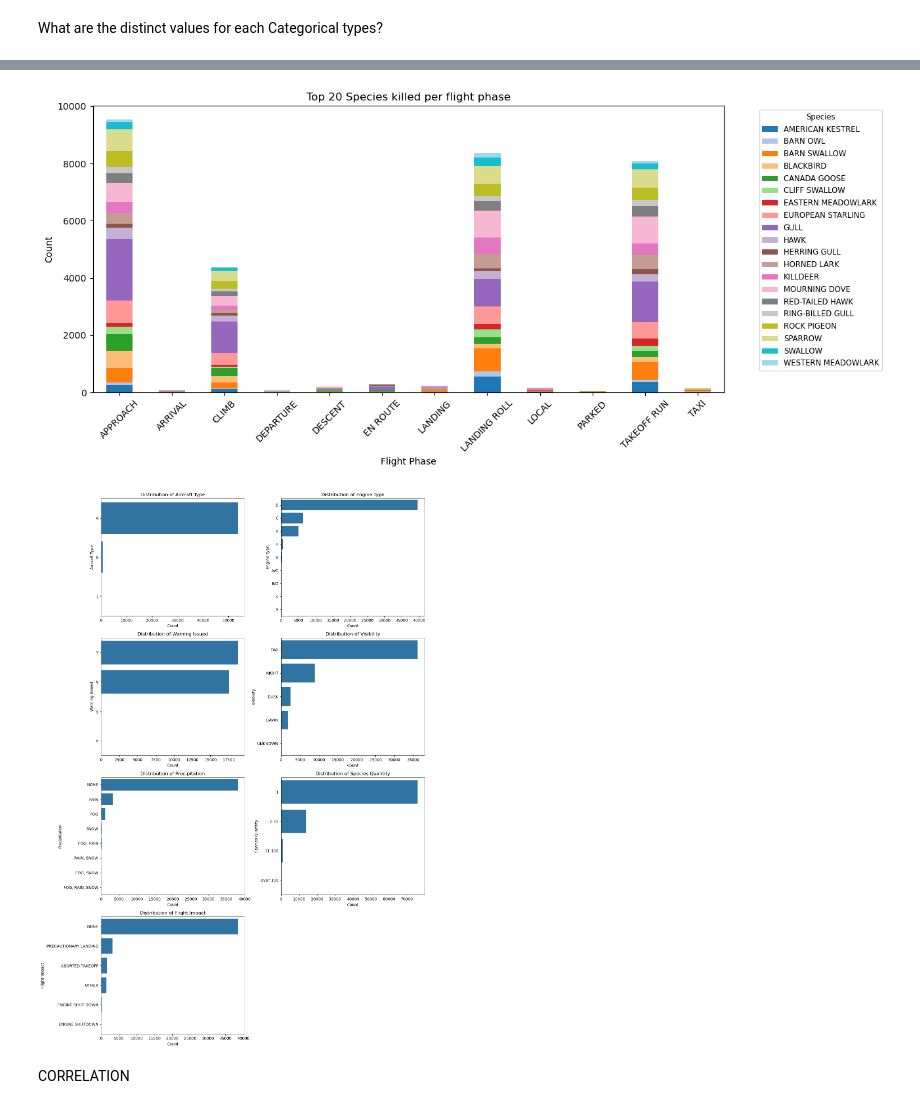
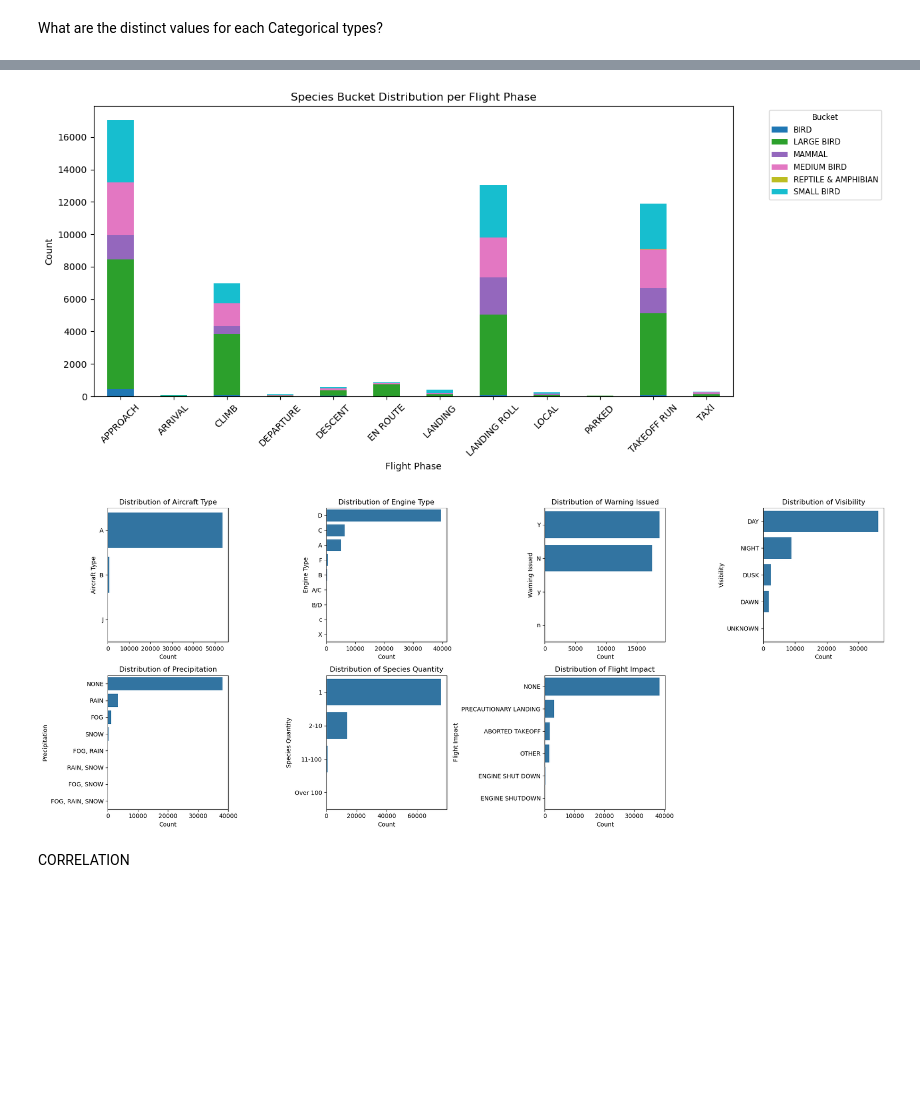
Before and after one commit to Clarkson-Applied-Data-Science/2024_ia651_gurmessa, a Jupyter notebook: EDA.ipynb, the cells around one changed output, grey strips where cells are left out. Drawn from its saved outputs; the diff is of its cells as text; code cells hidden in the pictures; blank space fills up the shorter version.

```diff
--- a/EDA.ipynb
+++ b/EDA.ipynb
@@ -33,13 +44,13 @@ from sklearn.preprocessing import LabelEncoder
 # %% [markdown]
 Fetch data frame
 # %%
+pd.set_option('display.max_columns', None)
 df_raw = pd.read_csv("./data/raw_database.csv", dtype={'Flight Phase':'str', 'Visibility':'str',
                                                        'Precipitation':'str','Species ID':'str',
                                                        'Species Name':'str', 'Species Quantity':'str',
                                                        'Flight Impact': 'str', 'Height':'Int64',
                                                        'Speed':'float64','Distance':'float64',
                                                        'Fatalities':'Int64', 'Injuries': 'Int64'}, low_memory=False)
-#'Engine1 Position':'float64','Engine2 Position':'float64',
-#'Engine3 Position':'float64','Engine4 Position':'float64'
-df_raw.shape
+df=df_raw.copy()
+df_raw.head(3)
 # %% [output]
@@ -47,9 +61,3 @@ df_raw.shape
-# %%
-pd.set_option('display.max_columns', None)
-df=df_raw.drop(['Record ID','Incident Year','Incident Month','Incident Day','Operator','Airport','Fatalities','Injuries'], axis=1)
-numerical_cols = df.select_dtypes(include=['float64', 'int64']).columns
-categorical_cols = df.select_dtypes(include=['object', 'category']).columns
-#df.head(20)
 # %% [markdown]
 Remove rows where there is no animal invoved or where the species ID and the species name is not known.
 # %%
@@ -130,51 +249,45 @@ plt.show()
 # %%
-top_species = df['Species Name'].value_counts().nlargest(20).index
-filtered_df = df[df['Species Name'].isin(top_species)]
-phase_species = filtered_df.groupby(['Flight Phase', 'Species Name']).size().unstack(fill_value=0)
+phase_bucket = df.groupby(['Flight Phase', 'Bucket']).size().unstack(fill_value=0)
+
 fig, ax = plt.subplots(figsize=(14, 6))
-phase_species.plot(kind='bar', stacked=True, ax=ax, colormap='tab20')
+phase_bucket.plot(kind='bar', stacked=True, ax=ax, colormap='tab10')
 
-ax.set_title('Top 20 Species killed per flight phase')
+ax.set_title('Species Bucket Distribution per Flight Phase')
 ax.set_ylabel('Count')
 ax.set_xlabel('Flight Phase')
-ax.legend(
-    title='Species',
-    bbox_to_anchor=(1.05, 1),
-    loc='upper left',
-    fontsize='small',
-    title_fontsize='small'
-)
+ax.legend( title='Bucket', bbox_to_anchor=(1.05, 1), loc='upper left', fontsize='small', title_fontsize='small')
 plt.xticks(rotation=45)
 plt.tight_layout()
 plt.subplots_adjust(right=0.75)
+plt.savefig("image.png", dpi=300, bbox_inches='tight')
 plt.show()
 # %% [output]
-[figure, old version]
+[figure, new version]
 # %%
 imbalanced_cols = []
 for col in categorical_cols:
     value_counts = df[col].value_counts(normalize=True)
     if value_counts.iloc[0] > 0.5:
         imbalanced_cols.append(col)
-
-n_cols = 2
-n_rows = (len(imbalanced_cols) + 1) // n_cols
-fig, axes = plt.subplots(n_rows, n_cols, figsize=(14, 5 * n_rows))
+fig, axes = plt.subplots(2, 4, figsize=(5 * 4, 4 * 2))
 axes = axes.flatten()
 
 for i, col in enumerate(imbalanced_cols):
     value_counts = df[col].value_counts(normalize=True)
     sns.countplot(y=df[col], order=value_counts.index, ax=axes[i])
     axes[i].set_title(f"Distribution of {col}")
     axes[i].set_xlabel("Count")
     axes[i].set_ylabel(col)
+
+# Remove unused subplots
 for j in range(i + 1, len(axes)):
     fig.delaxes(axes[j])
 
 plt.tight_layout()
+plt.savefig("image-1.png", dpi=300, bbox_inches='tight')
 plt.show()
 # %% [output]
-[figure, old version]
+[figure, new version]
 # %%
 
 species_per_state = df.groupby('State')['Species Name'].nunique().reset_index()
```
Also changed, not shown: parts of 37 cells of this notebook, 9 other files.
